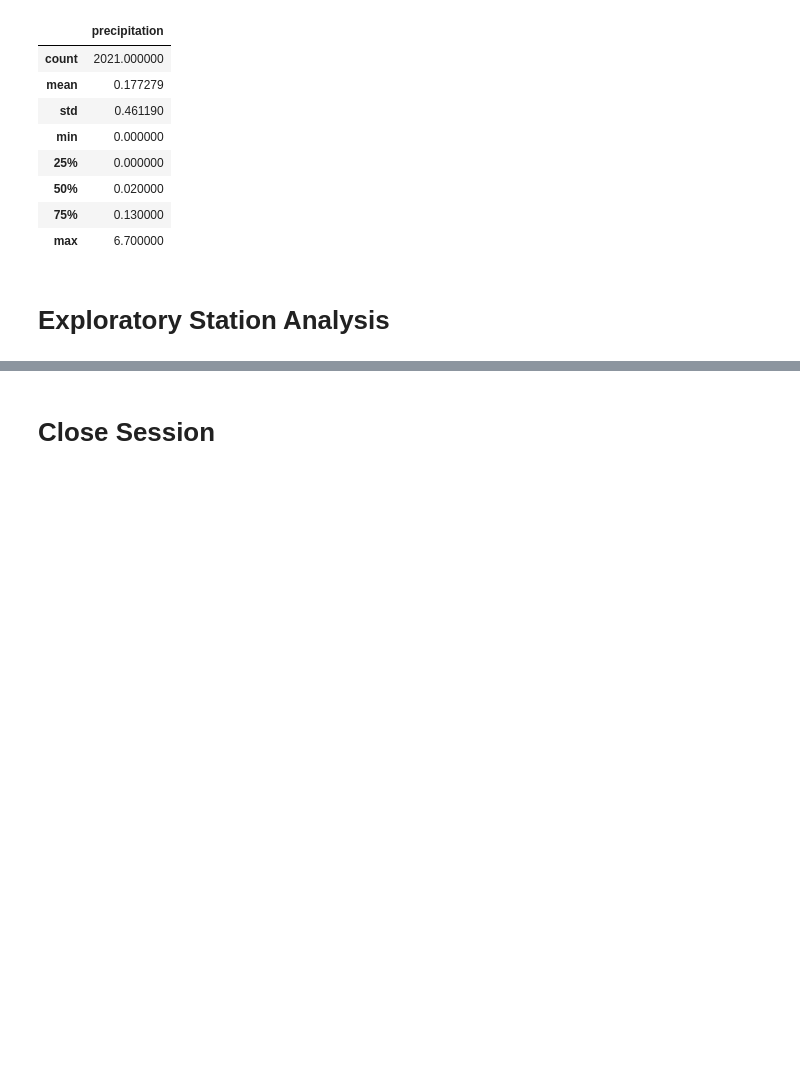
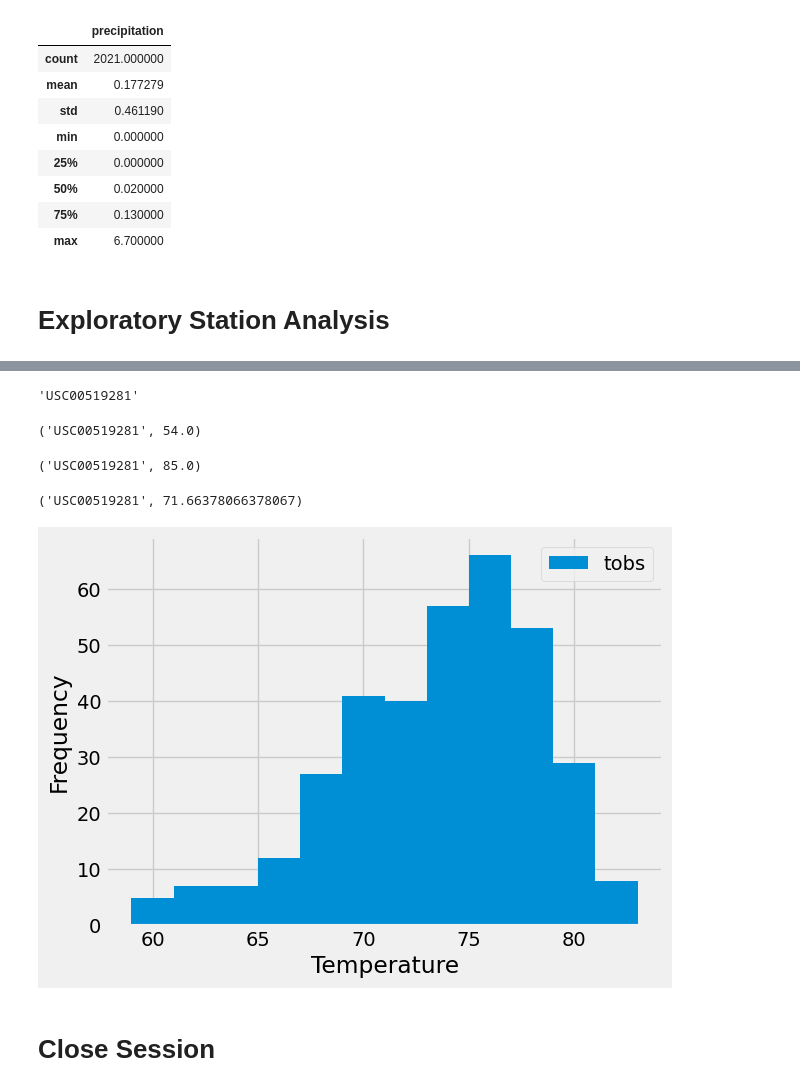
Before and after one commit to singhashishpal/sqlalchemy-challenge, a Jupyter notebook: climate_starter.ipynb, the cells around one changed output, grey strips where cells are left out. Saved outputs shown, nothing was run; the diff lists cells and outputs as text; code cells hidden in the pictures; blank space fills up the shorter version.

Commit message:
station analysis complete

```diff
--- a/climate_starter.ipynb
+++ b/climate_starter.ipynb
@@ -99,0 +102,8 @@ df_precipitation[['date', 'precipitation']].describe()
+# %%
+# Design a query to find the most active stations (i.e. which stations have the most rows?)
+most_active_stations = session.query(Measurement.station,                                              # //https://stackoverflow.com/questions/1052148/group-by-count-function-in-sqlalchemy
+                                     func.count(Measurement.station)).group_by(Measurement.station)
+
+most_active_stations_sorted = most_active_stations.order_by(func.count(Measurement.station).desc()).all()       # used order by on most active stations and then sorted it by desc.
+
+most_active_stations_sorted
@@ -100,8 +130,45 @@ df_precipitation[['date', 'precipitation']].describe()
+# %%
+# Finding the most Active Station ID and storing it in a variable.
+most_active_station_id = most_active_stations_sorted[0][0]
+most_active_station_id
+# %% [output]
+'USC00519281'
+# %%
+# Using the most active station id from the previous query, calculate the lowest temperature.
+lowest_temp = session.query(Measurement.station,
+                            func.min(Measurement.tobs)).filter(Measurement.station == most_active_station_id).one()
+lowest_temp
+# %% [output]
+('USC00519281', 54.0)
 # %%
-# Using the most active station id from the previous query, calculate the lowest, highest, and average temperature.
+# Using the most active station id from the previous query, calculate the highest and average temperature.
+highest_temp = session.query(Measurement.station,
+                            func.max(Measurement.tobs)).filter(Measurement.station == most_active_station_id).one()
+highest_temp
+# %% [output]
+('USC00519281', 85.0)
+# %%
+# Using the most active station id from the previous query, calculate the average temperature.
+avg_temp = session.query(Measurement.station,
+                            func.avg(Measurement.tobs)).filter(Measurement.station == most_active_station_id).one()
+avg_temp
+# %% [output]
+('USC00519281', 71.66378066378067)
 # %%
 # Using the most active station id
 # Query the last 12 months of temperature observation data for this station and plot the results as a histogram
+last_twelve_month_data = session.query(Measurement.date, Measurement.tobs).filter(Measurement.date >= previous_year).filter(Measurement.station == most_active_station_id).all()
+
+last_twelve_month_df = pd.DataFrame(last_twelve_month_data, columns= ['date', 'temp'])
+
+last_twelve_month_df.plot(kind= 'hist', bins = 12)
+
+plt.xlabel('Temperature')
+plt.ylabel('Frequency')
+plt.legend(['tobs'])
+plt.show()
+# %% [output]
+[figure, added]
 # %% [markdown]
 # Close Session
 # %%
```
Also changed, not shown: parts of 6 cells of this notebook.
